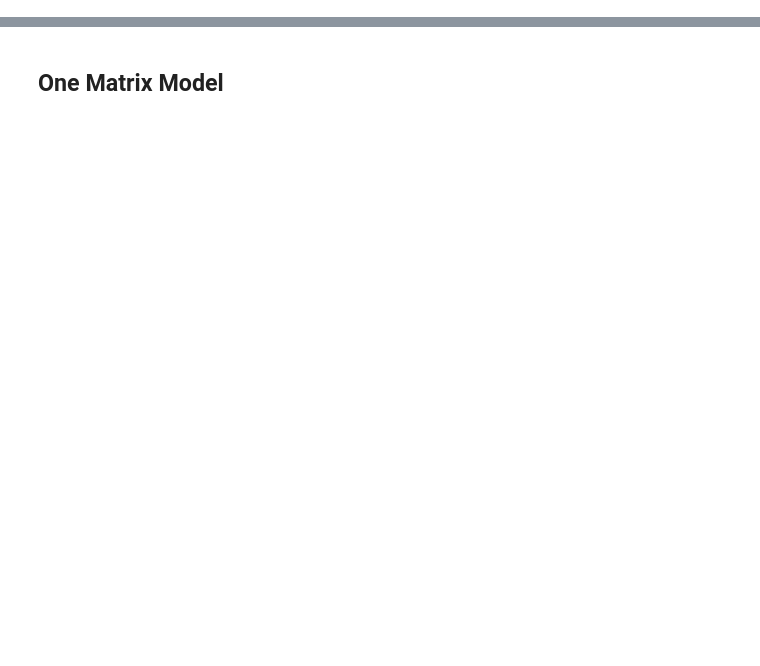
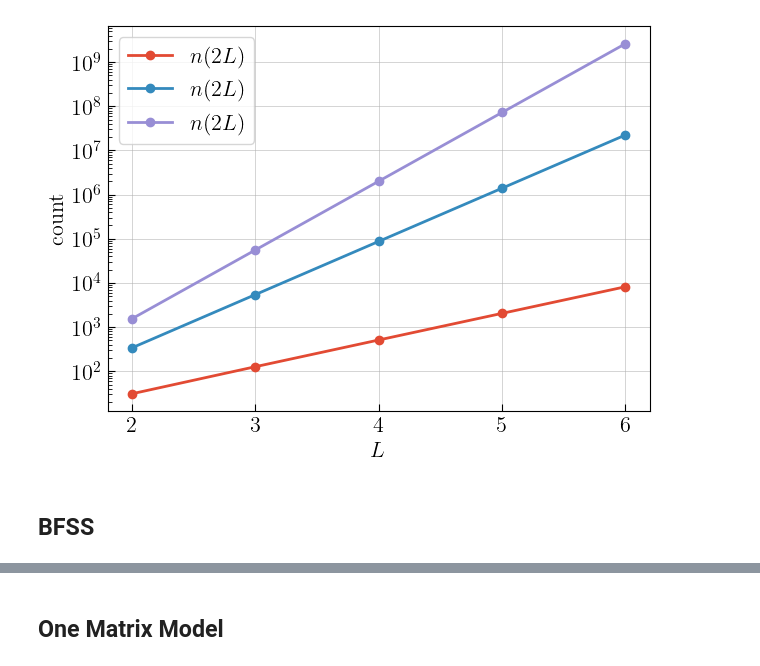
Before and after one commit to gshartnett/bmnsim, a Jupyter notebook: Bootstrap Notebook.ipynb, the cells around one changed output, grey strips where cells are left out. Drawn from its saved outputs; the diff is of its cells as text; code cells hidden in the pictures; blank space fills up the shorter version.

```diff
--- a/Bootstrap Notebook.ipynb
+++ b/Bootstrap Notebook.ipynb
@@ -49,3 +57,24 @@ matplotlib.rcParams.update(
     "grid.linewidth":0.5}
     )
 colors = plt.rcParams['axes.prop_cycle'].by_key()['color']
+# %%
+def n(L, d):
+    return ((2*d)**(L+1) - 1) / ((2*d) - 1)
+
+L_list = [i for i in range(2, 7)]
+d = 2
+
+fig, ax = plt.subplots(figsize=(7, 5))
+for idx, d in enumerate(range(1, 4)):
+    #ax.plot(L_list, [n(L, d=d)**2 for L in L_list], '--o', label="$n(L)^2$", color=colors[idx])
+    ax.plot(L_list, [n(2*L, d=d) for L in L_list], '-o', label="$n(2L)$", color=colors[idx])
+ax.set_xlabel(r"$L$")
+ax.set_ylabel(r"count")
+ax.legend()
+#    ax.set_title(f"Growth of operators for d={d}")
+ax.set_yscale('log')
+plt.show()
+# %% [output]
+[figure, added]
+# %% [markdown]
+## BFSS
```
Also changed, not shown: parts of 13 cells of this notebook, 1 other file.
